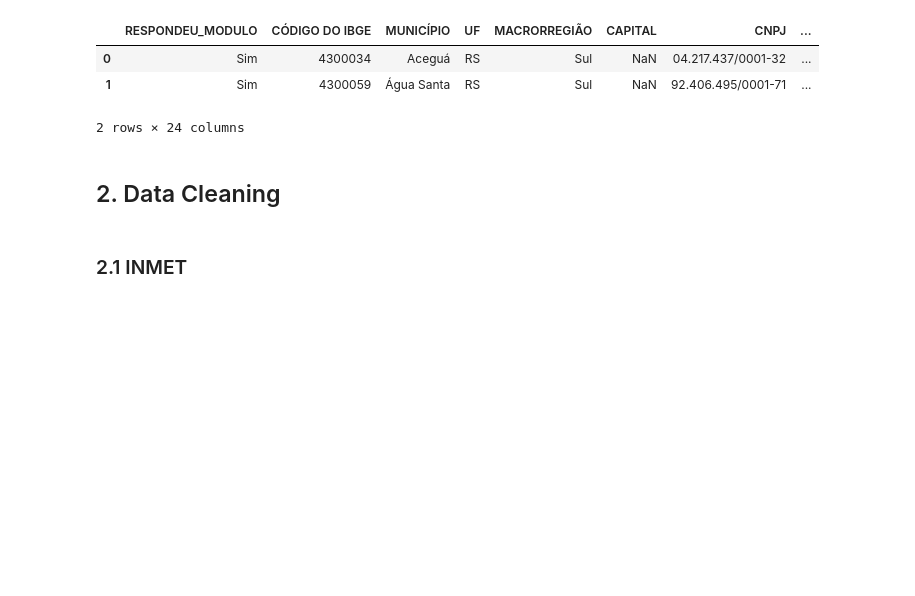
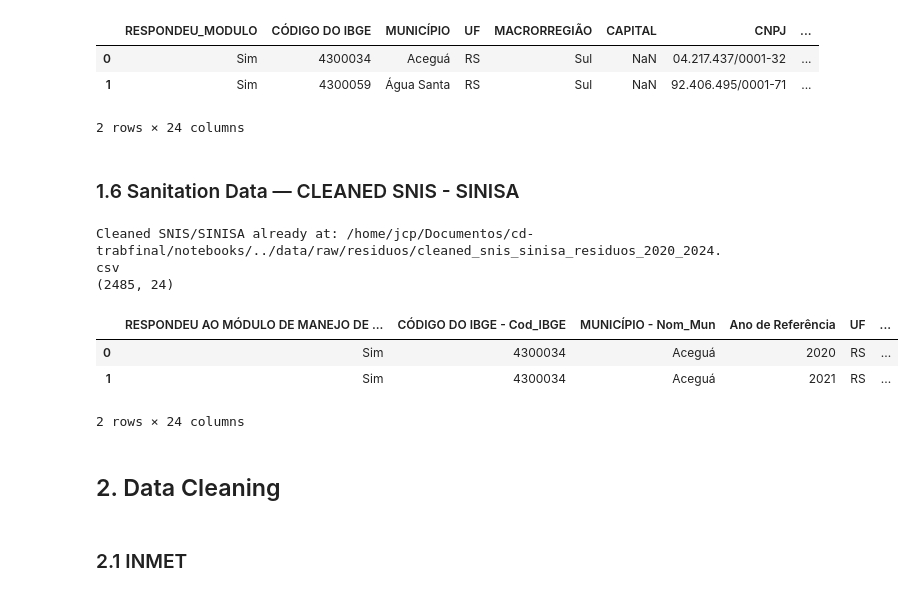
Before and after one commit to gabrielacmacc/cd-trabfinal, a Jupyter notebook: notebooks/dengue.ipynb, the cells around one changed output. Cells and saved outputs as stored; diff of their text form; code cells hidden in the pictures; blank space fills up the shorter version.

Commit message:
feat: new fetch for cleaned snis-sinisa

```diff
--- a/notebooks/dengue.ipynb
+++ b/notebooks/dengue.ipynb
@@ -115,6 +115,21 @@ SINISA already at: /home/jcp/Documentos/cd-trabfinal/notebooks/../data/raw/resid
 | 0 | Sim | 4300034 | Aceguá | RS | Sul | NaN | 04.217.437/0001-32 | ... |
 | 1 | Sim | 4300059 | Água Santa | RS | Sul | NaN | 92.406.495/0001-71 | ... |
 2 rows × 24 columns
+# %% [markdown]
+### 1.6 Sanitation Data — CLEANED SNIS - SINISA
+# %%
+from src.data.extract import fetch_cleaned_snis_sinisa
+
+cleaned_snis_sinisa = fetch_cleaned_snis_sinisa()
+print(cleaned_snis_sinisa.shape)
+cleaned_snis_sinisa.head(2)
+# %% [output]
+Cleaned SNIS/SINISA already at: /home/jcp/Documentos/cd-trabfinal/notebooks/../data/raw/residuos/cleaned_snis_sinisa_residuos_2020_2024.csv
+(2485, 24)
+|  | RESPONDEU AO MÓDULO DE MANEJO DE ... | CÓDIGO DO IBGE - Cod_IBGE | MUNICÍPIO - Nom_Mun | Ano de Referência | UF | ... |
+| 0 | Sim | 4300034 | Aceguá | 2020 | RS | ... |
+| 1 | Sim | 4300034 | Aceguá | 2021 | RS | ... |
+2 rows × 24 columns
 # %% [markdown]
 ## 2. Data Cleaning
 # %%
```
Also changed, not shown: parts of 2 cells of this notebook, 11 other files.
